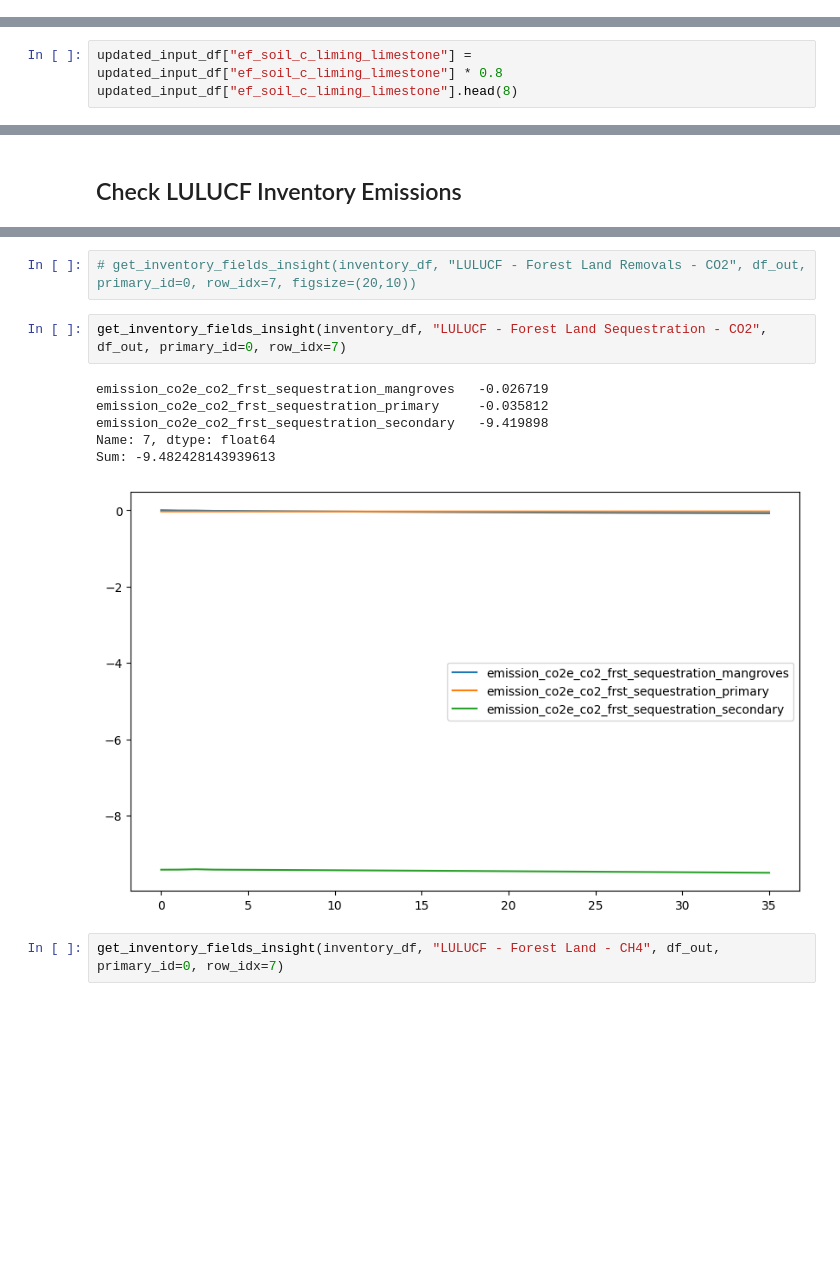
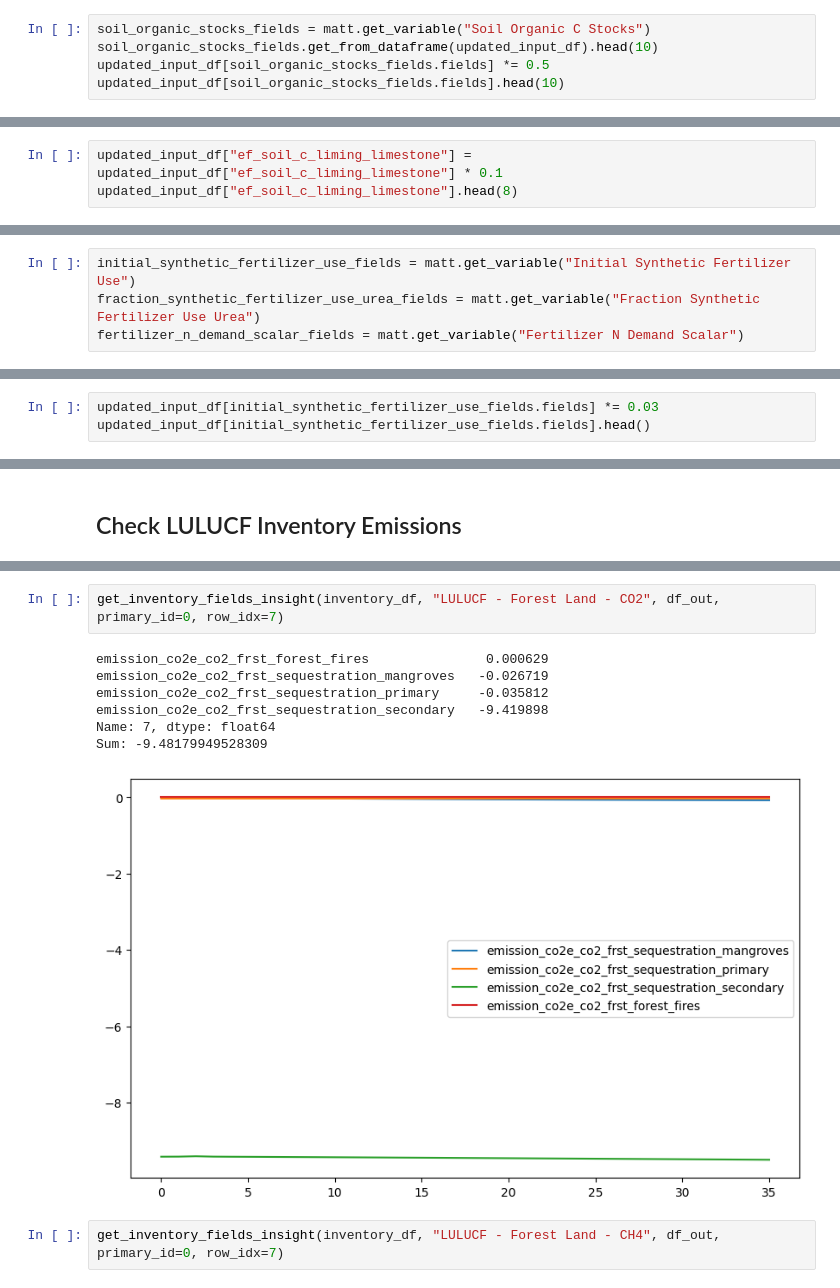
Before and after one commit to sisepuede-framework/ssp_bulgaria, a Jupyter notebook: ssp_modeling/notebooks/bulgaria_manager_wb_wem_wam.ipynb, the cells around one changed output, grey strips where cells are left out. Saved outputs shown, nothing was run; the diff lists cells and outputs as text; blank space fills up the shorter version.

Commit message:
crops re-calibrated with the addition of organic soil variables to agrc

```diff
--- a/ssp_modeling/notebooks/bulgaria_manager_wb_wem_wam.ipynb
+++ b/ssp_modeling/notebooks/bulgaria_manager_wb_wem_wam.ipynb
@@ -576,0 +531,5 @@ updated_input_df[crop_yf_to_modify].head(8)
+# %%
+soil_organic_stocks_fields = matt.get_variable("Soil Organic C Stocks")
+soil_organic_stocks_fields.get_from_dataframe(updated_input_df).head(10)
+updated_input_df[soil_organic_stocks_fields.fields] *= 0.5
+updated_input_df[soil_organic_stocks_fields.fields].head(10)
@@ -707,6 +678,6 @@ updated_input_df['frac_soil_synthetic_fertilizer_urea'].head(8)
 7    0.054571
 Name: frac_soil_synthetic_fertilizer_urea, dtype: float64
 # %%
-updated_input_df["ef_soil_c_liming_limestone"] = updated_input_df["ef_soil_c_liming_limestone"] * 0.8
+updated_input_df["ef_soil_c_liming_limestone"] = updated_input_df["ef_soil_c_liming_limestone"] * 0.1
 updated_input_df["ef_soil_c_liming_limestone"].head(8)
 # %% [output]
@@ -721,0 +704,4 @@ Name: ef_soil_c_liming_limestone, dtype: float64
+# %%
+initial_synthetic_fertilizer_use_fields = matt.get_variable("Initial Synthetic Fertilizer Use")
+fraction_synthetic_fertilizer_use_urea_fields = matt.get_variable("Fraction Synthetic Fertilizer Use Urea")
+fertilizer_n_demand_scalar_fields = matt.get_variable("Fertilizer N Demand Scalar")
@@ -721,0 +717,3 @@ Name: ef_soil_c_liming_limestone, dtype: float64
+# %%
+updated_input_df[initial_synthetic_fertilizer_use_fields.fields] *= 0.03
+updated_input_df[initial_synthetic_fertilizer_use_fields.fields].head()
@@ -1667,14 +1667,13 @@ inventory_df[inventory_df.Subsector == "frst"]
-# %%
-# get_inventory_fields_insight(inventory_df, "LULUCF - Forest Land Removals - CO2", df_out, primary_id=0, row_idx=7, figsize=(20,10))
 # %%
-get_inventory_fields_insight(inventory_df, "LULUCF - Forest Land Sequestration - CO2", df_out, primary_id=0, row_idx=7)
+get_inventory_fields_insight(inventory_df, "LULUCF - Forest Land - CO2", df_out, primary_id=0, row_idx=7)
 # %% [output]
+emission_co2e_co2_frst_forest_fires               0.000629
 emission_co2e_co2_frst_sequestration_mangroves   -0.026719
 emission_co2e_co2_frst_sequestration_primary     -0.035812
 emission_co2e_co2_frst_sequestration_secondary   -9.419898
 Name: 7, dtype: float64
-Sum: -9.482428143939613
+Sum: -9.48179949528309
-[figure, old version]
+[figure, new version]
 # %%
 get_inventory_fields_insight(inventory_df, "LULUCF - Forest Land - CH4", df_out, primary_id=0, row_idx=7)
 # %% [output]
```
Also changed, not shown: parts of 57 cells of this notebook.
